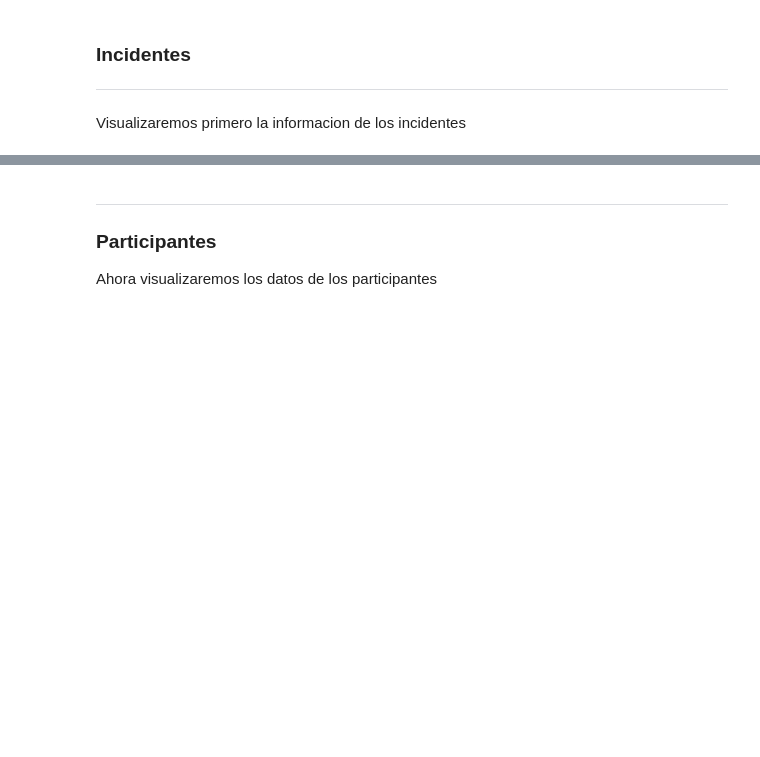
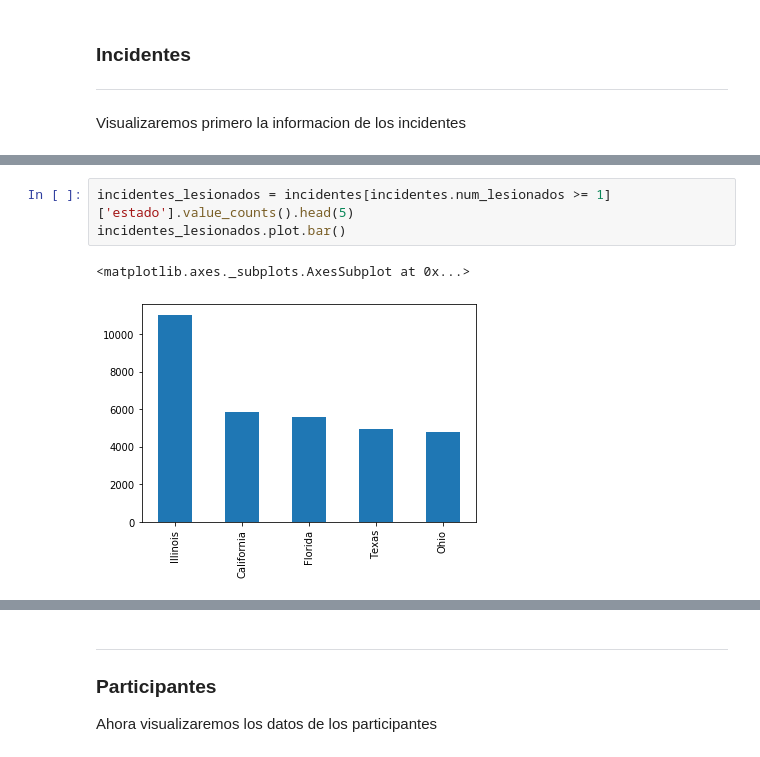
Before and after one commit to gonzalo91/Proyecto-Ciencia-de-datos, a Jupyter notebook: proyecto_final/Entregable2.ipynb, the cells around one changed output, grey strips where cells are left out. Cells and saved outputs as stored; diff of their text form; blank space fills up the shorter version.

```diff
--- a/proyecto_final/Entregable2.ipynb
+++ b/proyecto_final/Entregable2.ipynb
@@ -530,0 +489,6 @@ plt.yticks(range(len(relacion.columns)), relacion.columns)
+# %%
+incidentes_lesionados = incidentes[incidentes.num_lesionados >= 1]['estado'].value_counts().head(5)
+incidentes_lesionados.plot.bar()
+# %% [output]
+<matplotlib.axes._subplots.AxesSubplot at 0x...>
+[figure, added]
```
Also changed, not shown: parts of 83 cells of this notebook.
